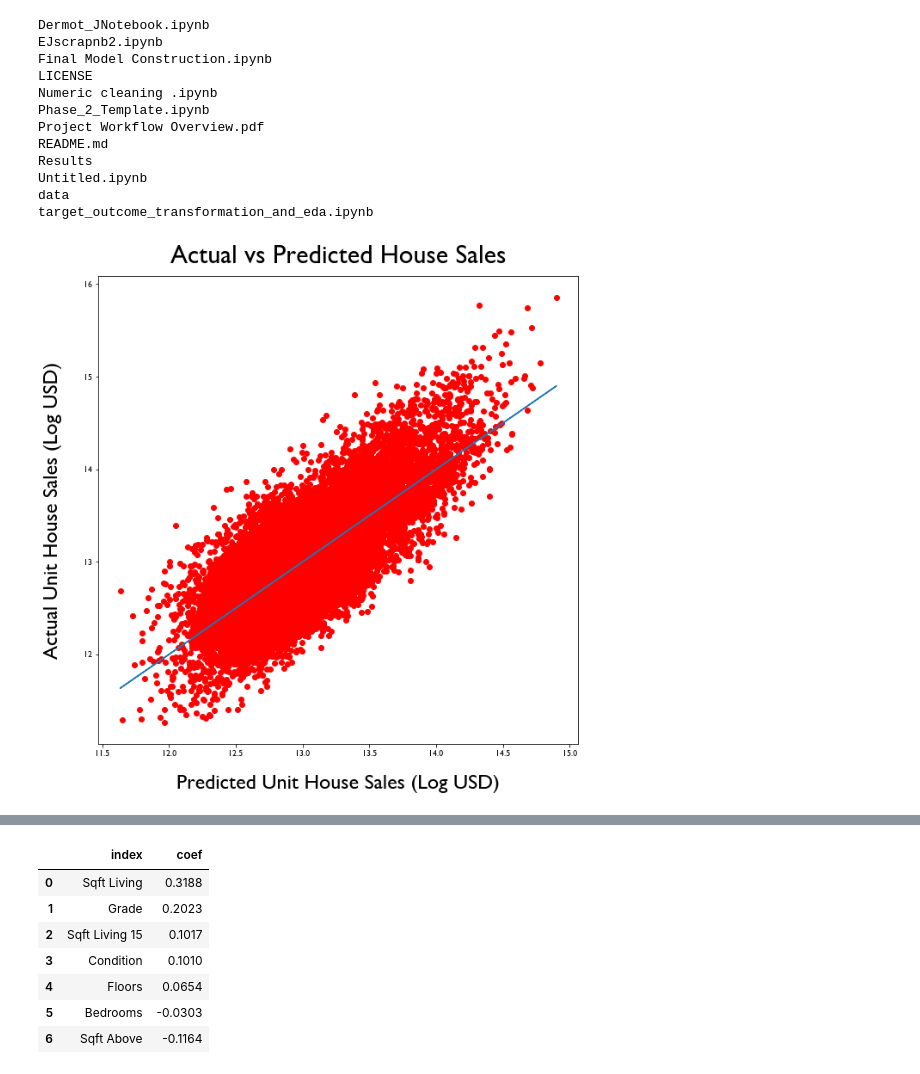
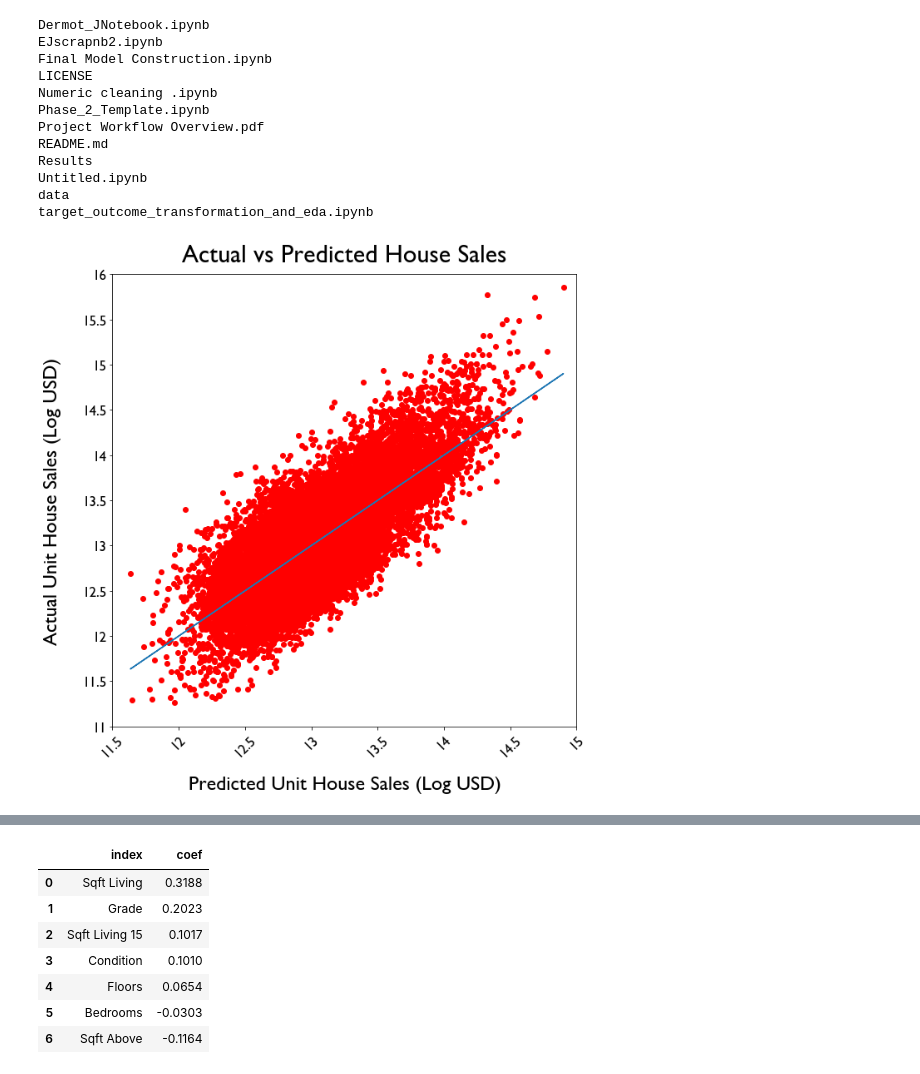
Before and after one commit to dermothethird/King_County_Housing_Project, a Jupyter notebook: Final Model Construction.ipynb, the cells around one changed output, grey strips where cells are left out. Drawn from its saved outputs; the diff is of its cells as text; code cells hidden in the pictures.

```diff
--- a/Final Model Construction.ipynb
+++ b/Final Model Construction.ipynb
@@ -874,24 +876,32 @@ target_outcome_transformation_and_eda.ipynb
 # %%
 #visualize model for living space correlation
 
 # Change font family
 plt.rcParams.update({'font.family':'Gill Sans'})
 
 fig, ax = plt.subplots(figsize=(10,10))
 fig = plt.scatter(x=prediction,y=endog, color="red")
+y_ticks = [11, 11.5, 12, 12.5, 13, 13.5, 14, 14.5, 15, 15.5, 16]
+x_ticks = [11.5, 12, 12.5, 13, 13.5, 14, 14.5, 15]
 
 ax.set_xlabel('Predicted Unit House Sales (Log USD)', fontsize=24, labelpad=20) #color='white
 ax.set_ylabel('Actual Unit House Sales (Log USD)', fontsize=24, labelpad=25) #color='white'
 ax.set_title('Actual vs Predicted House Sales', fontsize=30, pad=15) #color='white'
 
-#ax.set_xticks(coef_x)
-#ax.set_xticklabels(coef_x, fontsize=20, rotation=45); #color='white'
+ax.set_ylim(11, 16, .5)
+ax.set_yticks(y_ticks)
+ax.set_yticklabels(y_ticks, fontsize=17)
+ax.set_xlim(11.5, 15, .5)
+ax.set_xticks(x_ticks)
+ax.set_xticklabels(x_ticks, fontsize=17, rotation=45)
+
+#ax.set_xticklabels(prediction, fontsize=15, rotation=45); #color='white'
 
 m, b0 = np.polyfit(prediction, endog, deg=1)
 plt.plot(prediction, m*prediction+b0);
 plt.savefig('./Results/Actual_v_Predicted.jpg')
 # %% [output]
-[figure, old version]
+[figure, new version]
 # %%
 #visualize model for living space correlation
 
```
Also changed, not shown: parts of 25 cells of this notebook, 3 other files.
